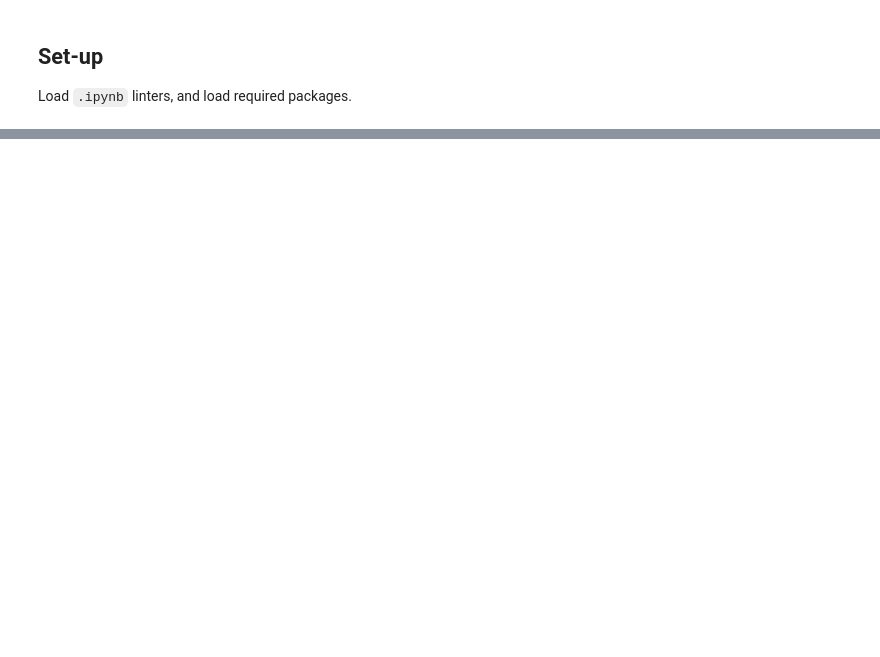
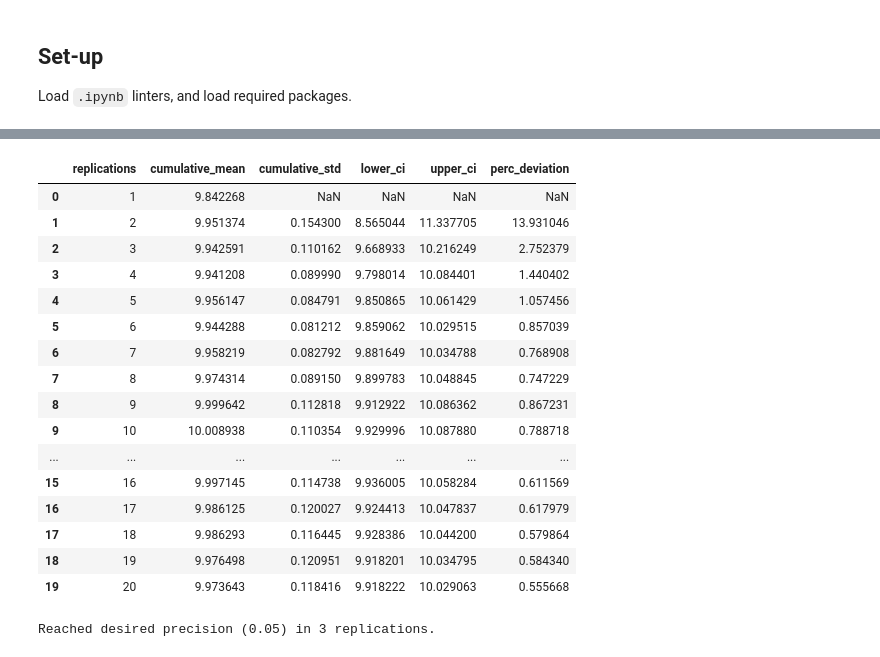
Before and after one commit to pythonhealthdatascience/pydesrap_mms, a Jupyter notebook: scripts/choosing_parameters.ipynb, the cells around one changed output, grey strips where cells are left out. Saved outputs shown, nothing was run; the diff lists cells and outputs as text; code cells hidden in the pictures; blank space fills up the shorter version.

```diff
--- a/analysis.ipynb
+++ b/scripts/choosing_parameters.ipynb
@@ -180,18 +34,0 @@ def plot_scenario(results, x_var, result_var, colour_var, xaxis_title,
-# %%
-result, fig = plot_scenario(
-    results=scenario_results,
-    x_var='patient_inter',
-    result_var='mean_q_time_nurse',
-    colour_var='number_of_nurses',
-    xaxis_title='Patient inter-arrival time',
-    yaxis_title='Mean wait time for nurse (minutes)',
-    legend_title='Nurses')
-# %%
-result, fig = plot_scenario(
-    results=scenario_results,
-    x_var='patient_inter',
-    result_var='mean_nurse_utilisation',
-    colour_var='number_of_nurses',
-    xaxis_title='Patient inter-arrival time',
-    yaxis_title='Mean nurse utilisation',
-    legend_title='Nurses')
@@ -256,10 +34,0 @@ There are 8 scenarios. Running:
-# %%
-result, fig = plot_scenario(
-    results=sensitivity_consult,
-    x_var='mean_n_consult_time',
-    result_var='mean_q_time_nurse',
-    colour_var=None,
-    xaxis_title='Mean nurse consultation time (minutes)',
-    yaxis_title='Mean wait time for nurse (minutes)',
-    legend_title='Nurses'
-)
@@ -304,6 +34,0 @@ Note: In this model, if patients are still waiting to be seen at the end of the
-# %%
-param = Defaults()
-param.patient_inter = 2
-trial = Trial(param)
-trial.run_trial()
-trial.patient_results_df.tail()
@@ -316,0 +188,26 @@ trial.patient_results_df.tail()
+# %%
+confidence_interval_method(
+    replications=20,
+    metric='mean_time_with_nurse',
+    desired_precision=0.05,
+    min_rep=3
+)
+# %% [output]
+|  | replications | cumulative_mean | cumulative_std | lower_ci | upper_ci | perc_deviation |
+| 0 | 1 | 9.842268 | NaN | NaN | NaN | NaN |
+| 1 | 2 | 9.951374 | 0.154300 | 8.565044 | 11.337705 | 13.931046 |
+| 2 | 3 | 9.942591 | 0.110162 | 9.668933 | 10.216249 | 2.752379 |
+| 3 | 4 | 9.941208 | 0.089990 | 9.798014 | 10.084401 | 1.440402 |
+| 4 | 5 | 9.956147 | 0.084791 | 9.850865 | 10.061429 | 1.057456 |
+| 5 | 6 | 9.944288 | 0.081212 | 9.859062 | 10.029515 | 0.857039 |
+| 6 | 7 | 9.958219 | 0.082792 | 9.881649 | 10.034788 | 0.768908 |
+| 7 | 8 | 9.974314 | 0.089150 | 9.899783 | 10.048845 | 0.747229 |
+| 8 | 9 | 9.999642 | 0.112818 | 9.912922 | 10.086362 | 0.867231 |
+| 9 | 10 | 10.008938 | 0.110354 | 9.929996 | 10.087880 | 0.788718 |
+| ... | ... | ... | ... | ... | ... | ... |
+| 15 | 16 | 9.997145 | 0.114738 | 9.936005 | 10.058284 | 0.611569 |
+| 16 | 17 | 9.986125 | 0.120027 | 9.924413 | 10.047837 | 0.617979 |
+| 17 | 18 | 9.986293 | 0.116445 | 9.928386 | 10.044200 | 0.579864 |
+| 18 | 19 | 9.976498 | 0.120951 | 9.918201 | 10.034795 | 0.584340 |
+| 19 | 20 | 9.973643 | 0.118416 | 9.918222 | 10.029063 | 0.555668 |
+Reached desired precision (0.05) in 3 replications.
```
Also changed, not shown: parts of 32 cells of this notebook, 8 other files.
